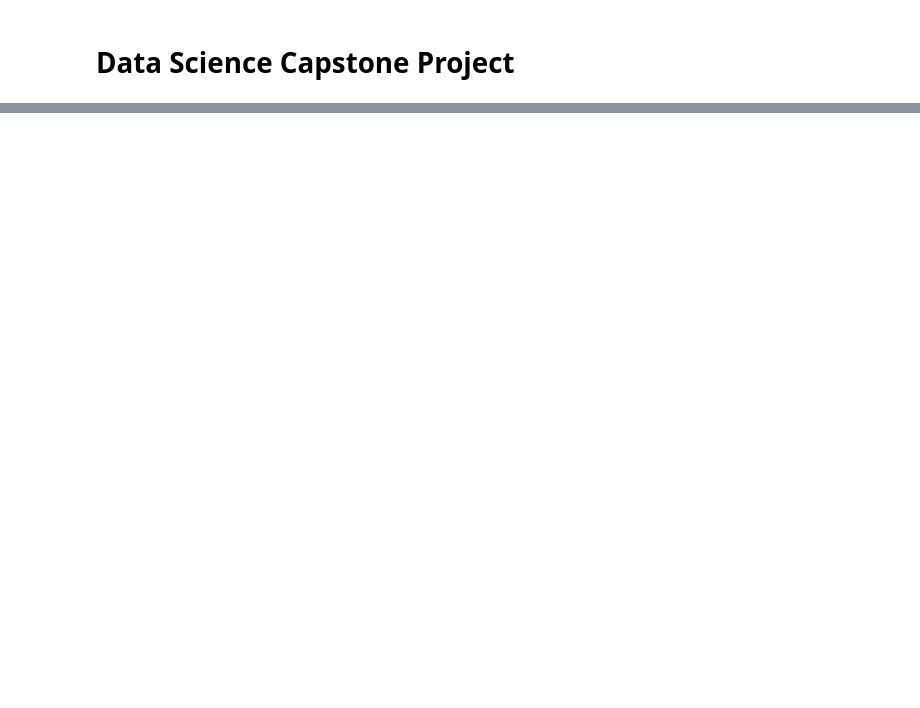
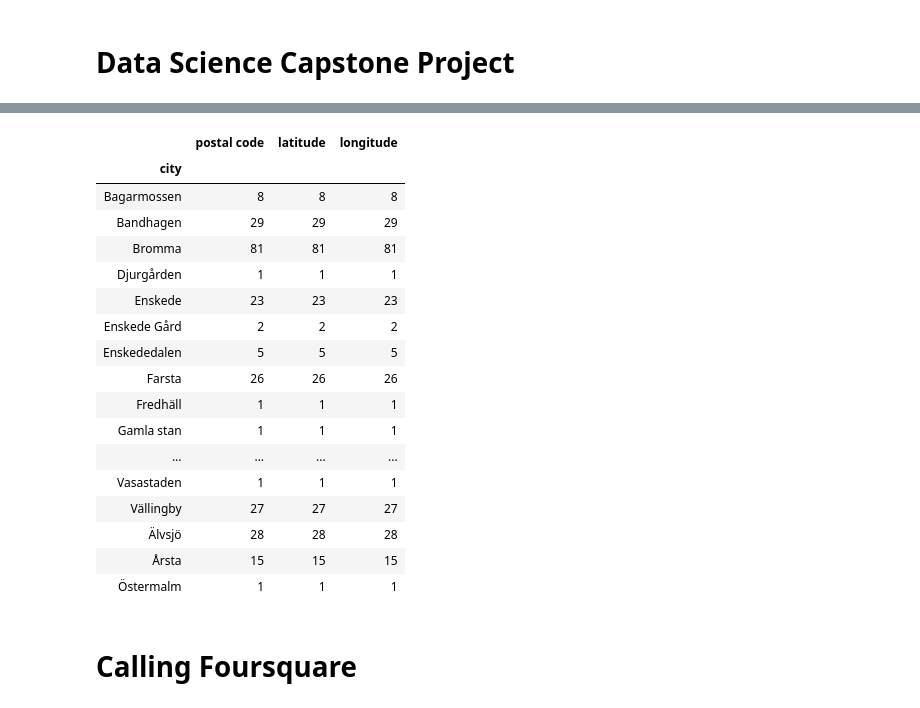
Before and after one commit to agrahn95/Coursera_Capstone, a Jupyter notebook: Capstone Project Course.ipynb, the cells around one changed output, grey strips where cells are left out. Drawn from its saved outputs; the diff is of its cells as text; code cells hidden in the pictures; blank space fills up the shorter version.

```diff
--- a/Capstone Project Course.ipynb
+++ b/Capstone Project Course.ipynb
@@ -119,8 +149,0 @@ def getPostalCodesCoordinates(city, current_postal_code):
-# %%
-# Cleaning up results
-postal_codes_cords = getPostalCodesCoordinates(city = postal_codes_city,current_postal_code='41757')
-print("Number of rows before removing duplicates: ",postal_codes_cords.shape[0])
-postal_codes_cords = postal_codes_cords = postal_codes_cords.drop_duplicates()
-print("Number of rows after removing duplicates: ",postal_codes_cords.shape[0])
-postal_codes_cords= postal_codes_cords.drop(columns=['county_code','county','state_code','state','note','updated'])
-postal_codes_cords.head(30)
@@ -146,0 +170,17 @@ Number of rows after removing duplicates:  1111
+# %%
+# Cleaning up results
+postal_codes_cords = getPostalCodesCoordinates(city = postal_codes_city)
+postal_codes_cords = postal_codes_cords.loc[postal_codes_cords['county'] == 'Stockholm']
+postal_codes_cords = postal_codes_cords.drop(columns=['county_code','county','state_code','state', 'note','updated'])
+postal_codes_cords = postal_codes_cords.rename(columns = {'postal_code': 'postal code', 'city': 'city name'})
+
+# add blank space to get postal codes in same format for both data sources
+def add_blank_space(x):
+    x = x[0:3]+' '+x[3:5]
+    return x
+
+postal_codes_cords['postal code'] = postal_codes_cords['postal code'].apply(add_blank_space)
+
+
+print(postal_codes_cords.groupby('city name').count())
+postal_codes_cords.head()
@@ -147,3 +242,28 @@ Number of rows after removing duplicates:  1111
+# %%
+postal_codes.rename(columns = {'city name_y': 'city'}, inplace = True)
+postal_codes = postal_codes[['postal code', 'city', 'latitude', 'longitude']]
+postal_codes.groupby('city').count()
+# %% [output]
+|  | postal code | latitude | longitude |
+| city |  |  |  |
+| Bagarmossen | 8 | 8 | 8 |
+| Bandhagen | 29 | 29 | 29 |
+| Bromma | 81 | 81 | 81 |
+| Djurgården | 1 | 1 | 1 |
+| Enskede | 23 | 23 | 23 |
+| Enskede Gård | 2 | 2 | 2 |
+| Enskededalen | 5 | 5 | 5 |
+| Farsta | 26 | 26 | 26 |
+| Fredhäll | 1 | 1 | 1 |
+| Gamla stan | 1 | 1 | 1 |
+| ... | ... | ... | ... |
+| Vasastaden | 1 | 1 | 1 |
+| Vällingby | 27 | 27 | 27 |
+| Älvsjö | 28 | 28 | 28 |
+| Årsta | 15 | 15 | 15 |
+| Östermalm | 1 | 1 | 1 |
+# %% [markdown]
+# Calling Foursquare
 # %%
 # Only request Foursquare if not in cache
 if "cached_requests_get_foursquare" not in dir():
```
Also changed, not shown: parts of 29 cells of this notebook.
